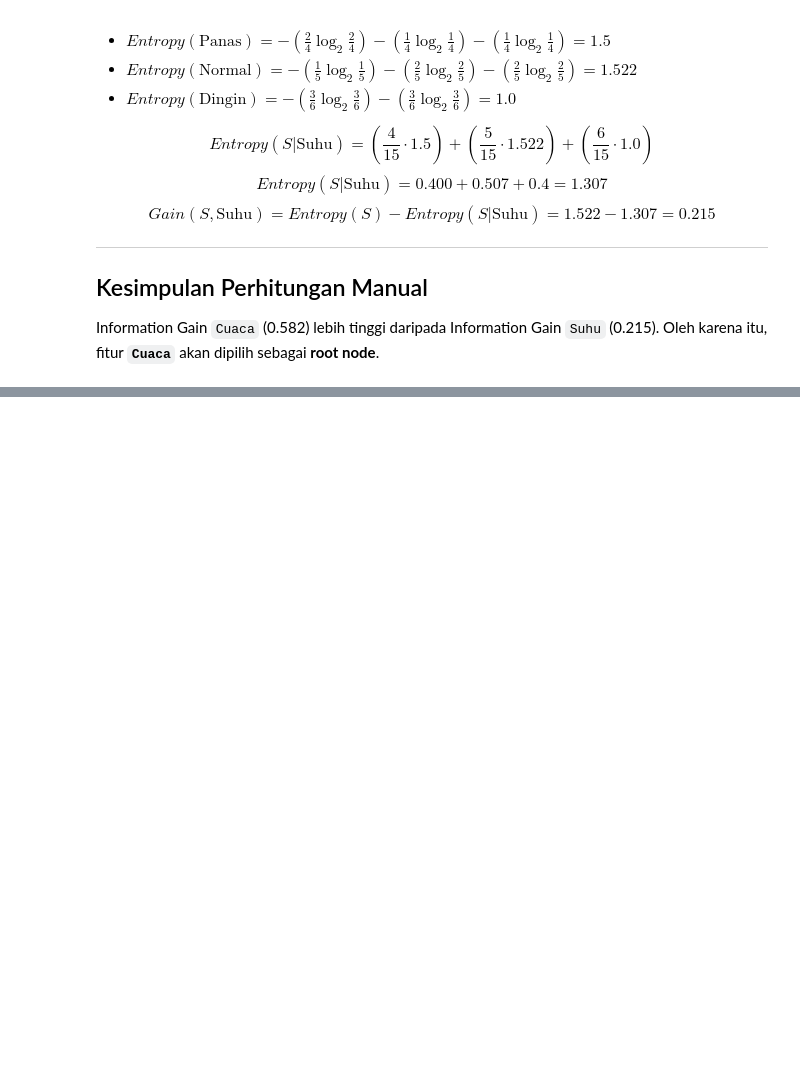
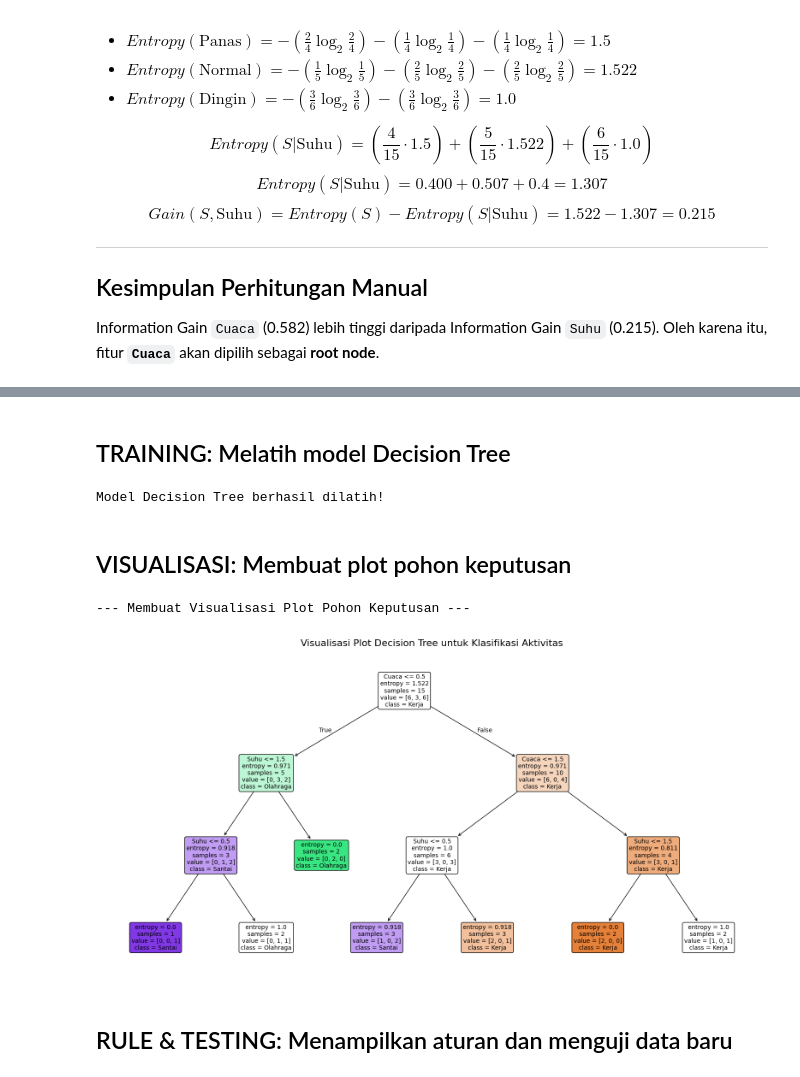
Before and after one commit to ZulfRizz/Kuliah-Penambangan-Data, a Jupyter notebook: pendat/Desicion_tree.ipynb, the cells around one changed output, grey strips where cells are left out. Drawn from its saved outputs; the diff is of its cells as text; code cells hidden in the pictures; blank space fills up the shorter version.

Commit message:
perbaikan untuk halaman Desicion_tree

```diff
--- a/pendat/Desicion_tree.ipynb
+++ b/pendat/Desicion_tree.ipynb
@@ -121,0 +145,12 @@ Information Gain `Cuaca` (0.582) lebih tinggi daripada Information Gain `Suhu` (
+# %%
+encoders = {}
+df_encoded = pd.DataFrame()
+
+print("--- Mapping Fitur Kategorikal ke Numerik ---")
+for col in ['Cuaca', 'Suhu', 'Aktivitas']:
+    le = LabelEncoder()
+    df_encoded[col] = le.fit_transform(df[col])
+    encoders[col] = le
+    # Menampilkan mapping untuk kejelasan
+    mapping = dict(zip(le.classes_, le.transform(le.classes_)))
+    print(f"Mapping untuk '{col}': {mapping}")
@@ -121,0 +162,41 @@ Information Gain `Cuaca` (0.582) lebih tinggi daripada Information Gain `Suhu` (
+# %% [markdown]
+## TRAINING: Melatih model Decision Tree
+# %%
+# Memisahkan fitur (X) dan target (y)
+X = df_encoded[['Cuaca', 'Suhu']]
+y = df_encoded['Aktivitas']
+
+# Membuat dan melatih model Decision Tree
+# Menggunakan 'entropy' sebagai kriteria agar sesuai dengan perhitungan manual
+dt_classifier = DecisionTreeClassifier(criterion='entropy', random_state=42)
+dt_classifier.fit(X, y)
+print("\nModel Decision Tree berhasil dilatih!")
+# %% [output]
+Model Decision Tree berhasil dilatih!
+# %% [markdown]
+## VISUALISASI: Membuat plot pohon keputusan
+# %%
+print("\n--- Membuat Visualisasi Plot Pohon Keputusan ---")
+
+# Menyiapkan nama fitur dan nama kelas untuk plot
+feature_names = ['Cuaca', 'Suhu']
+class_names = list(encoders['Aktivitas'].classes_)
+
+# Menentukan ukuran plot
+plt.figure(figsize=(20, 10))
+
+# Menggunakan plot_tree untuk membuat visualisasi
+plot_tree(dt_classifier,
+            feature_names=feature_names,
+            class_names=class_names,
+            filled=True,
+            rounded=True,
+            fontsize=10)
+
+plt.title("Visualisasi Plot Decision Tree untuk Klasifikasi Aktivitas", fontsize=16)
+plt.show()
+# %% [output]
+--- Membuat Visualisasi Plot Pohon Keputusan ---
+[figure, added]
+# %% [markdown]
+## RULE & TESTING: Menampilkan aturan dan menguji data baru
```
Also changed, not shown: parts of 9 cells of this notebook.
